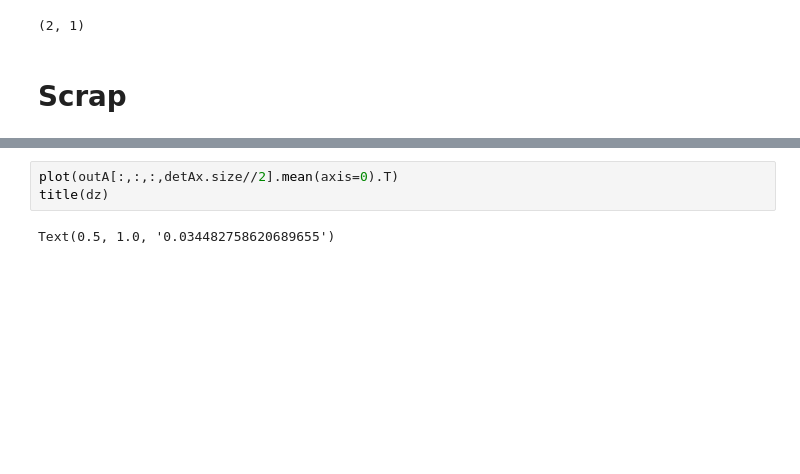
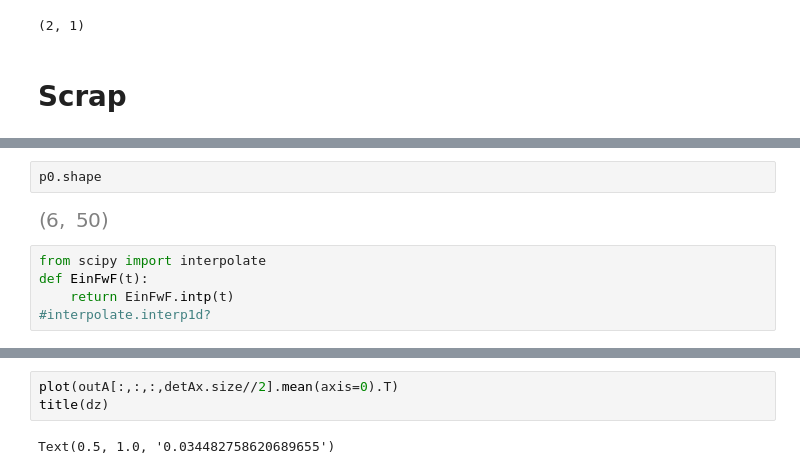
Before and after one commit to morgatron/spylind, a Jupyter notebook: examples/Solving master equations .ipynb, the cells around one changed output, grey strips where cells are left out. Cells and saved outputs as stored; diff of their text form; blank space fills up the shorter version.

```diff
--- a/examples/Solving master equations .ipynb
+++ b/examples/Solving master equations .ipynb
@@ -836,0 +817,9 @@ $\displaystyle \left[\begin{matrix}\rho_{00} & \rho_{01} & \rho_{02}\\\overline{
+# %%
+p0.shape
+# %% [output]
+[figure, added]
+# %%
+from scipy import interpolate
+def EinFwF(t):
+    return EinFwF.intp(t)
+#interpolate.interp1d?
```
Also changed, not shown: parts of 23 cells of this notebook, 6 other files.
